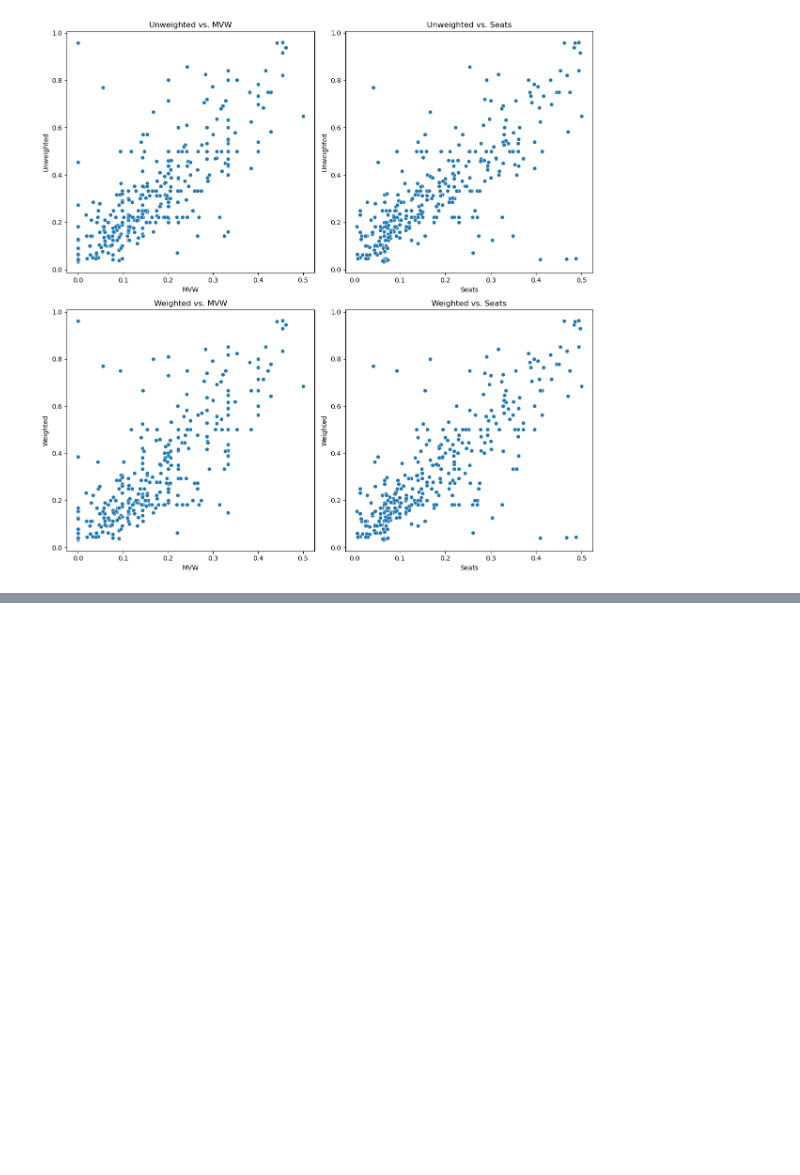
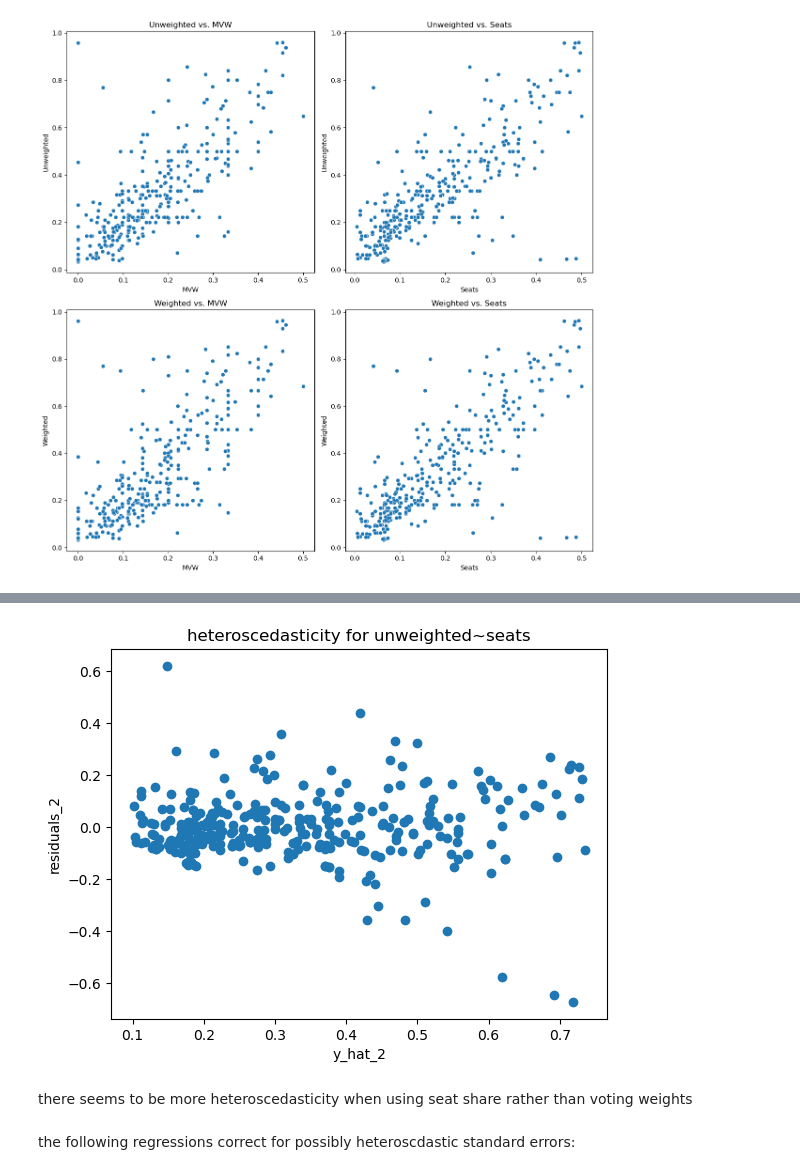
Before and after one commit to SebSchroeter/masterthesis, a Jupyter notebook: regressions_and_graphs.ipynb, the cells around one changed output, grey strips where cells are left out. Saved outputs shown, nothing was run; the diff lists cells and outputs as text; code cells hidden in the pictures; blank space fills up the shorter version.

Commit message:
started with ols regression

```diff
--- a/regressions_and_graphs.ipynb
+++ b/regressions_and_graphs.ipynb
@@ -196,0 +258,4 @@ print(14**2)
+# %%
+ols_unweighted_seats=sm.OLS.from_formula(formula=formula_unweighted_seats,data=plot_df)
+ols_unweighted_seats_results=ols_unweighted_seats.fit()
+print(ols_unweighted_seats_results.summary())
@@ -196,0 +280,16 @@ print(14**2)
+# %%
+## printing errors:
+y_matrix_2,x_matrix_2=dmatrices(formula_unweighted_seats,plot_df,return_type='dataframe') # get design matrices
+y_hat_2=ols_unweighted_seats_results.predict(x_matrix_2) # y_hat as predicted from design matrix
+#plot
+plt.title('heteroscedasticity for unweighted~seats')
+plt.xlabel('y_hat_2')
+plt.ylabel('residuals_2')
+plt.scatter(y_hat_2,ols_unweighted_seats_results.resid)
+plt.show()
+# %% [output]
+[figure, added]
+# %% [markdown]
+there seems to be more heteroscedasticity when using seat share rather than voting weights
+# %% [markdown]
+the following regressions correct for possibly heteroscdastic standard errors:
```
Also changed, not shown: parts of 20 cells of this notebook.
